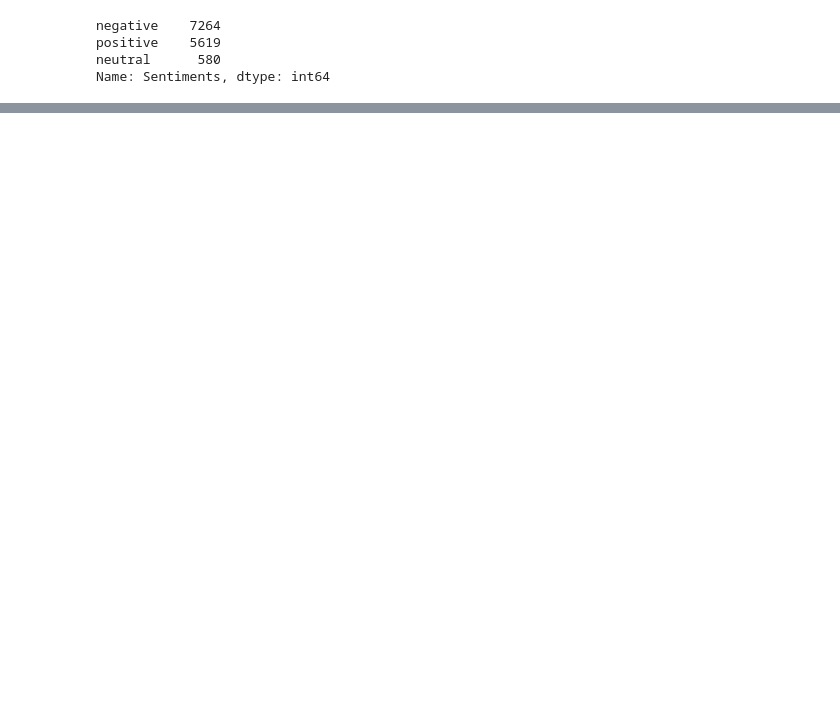
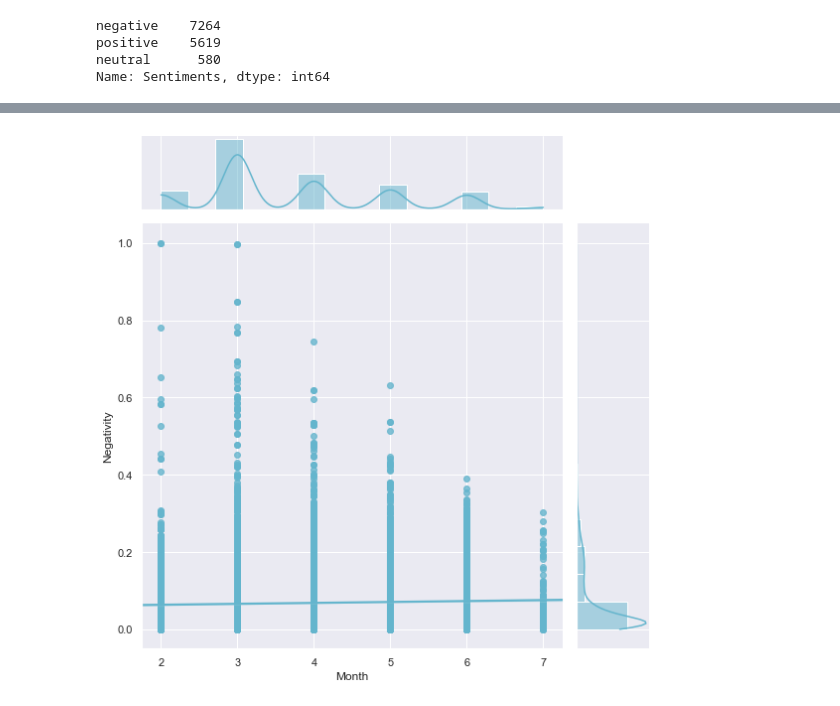
Before and after one commit to inhaltone/132DOW, a Jupyter notebook: notebooks/dataAnalysisVisualization.ipynb, the cells around one changed output, grey strips where cells are left out. Saved outputs shown, nothing was run; the diff lists cells and outputs as text; code cells hidden in the pictures; blank space fills up the shorter version.

```diff
--- a/notebooks/dataAnalysisVisualization.ipynb
+++ b/notebooks/dataAnalysisVisualization.ipynb
@@ -120,0 +183,13 @@ war_df.dtypes
+# %%
+ax = sns.jointplot(x='Month',
+                y='Negativity',
+                data=war_df[war_df['Date Formatted'] > '2022-02-01'],
+                kind="reg",
+                truncate=False,
+                marginal_kws={'bins': 14},
+                color="c",
+                height=8,
+                   )
+plt.show()
+# %% [output]
+[figure, added]
```
Also changed, not shown: parts of 53 cells of this notebook, 27 other files.
